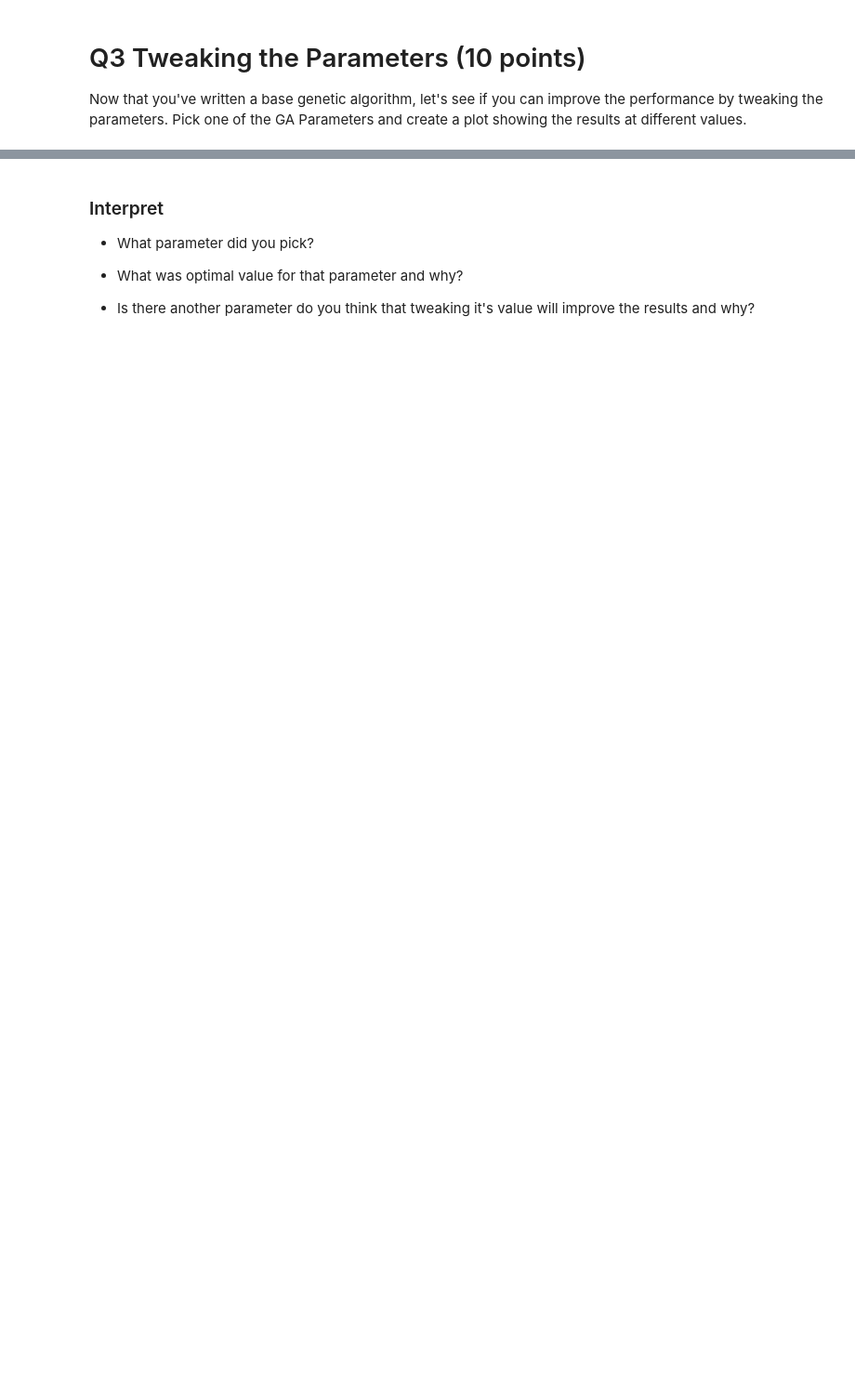
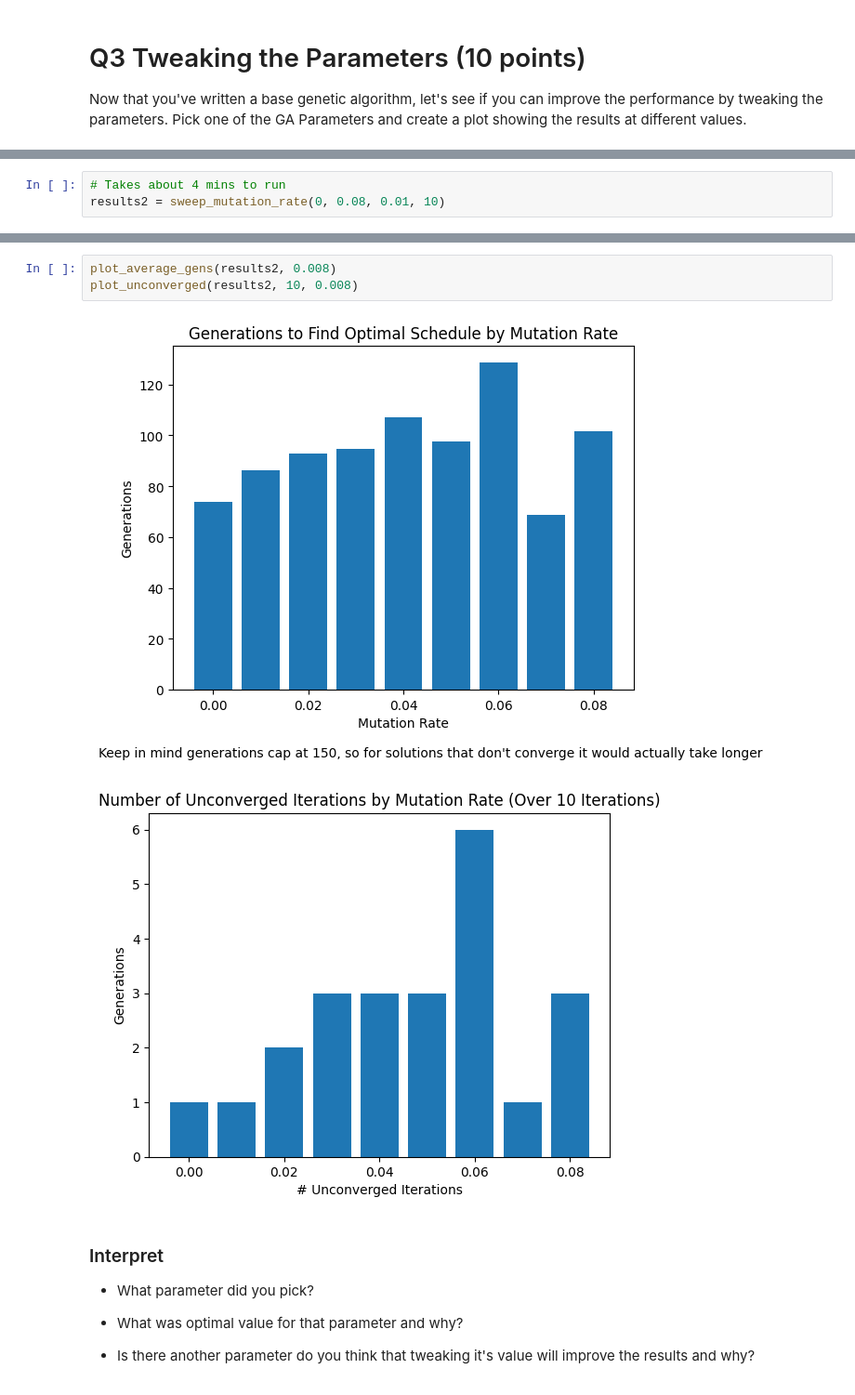
Before and after one commit to IanLum/advanced-algorithms-2025-01, a Jupyter notebook: lab-assignments/07-genetic/07-genetic-lab.ipynb, the cells around one changed output, grey strips where cells are left out. Shown: that part at 93% size. Cells and saved outputs as stored; diff of their text form; blank space fills up the shorter version.

```diff
--- a/lab-assignments/07-genetic/07-genetic-lab.ipynb
+++ b/lab-assignments/07-genetic/07-genetic-lab.ipynb
@@ -463,0 +585,3 @@ plot_fitness(history, avg_history)
+# %%
+# Takes about 4 mins to run
+results2 = sweep_mutation_rate(0, 0.08, 0.01, 10)
@@ -464,3 +598,9 @@ plot_fitness(history, avg_history)
+# %%
+plot_average_gens(results2, 0.008)
+plot_unconverged(results2, 10, 0.008)
+# %% [output]
+[figure, added]
+[figure, added]
 # %% [markdown]
 ### Interpret
 
```
Also changed, not shown: parts of 33 cells of this notebook.
